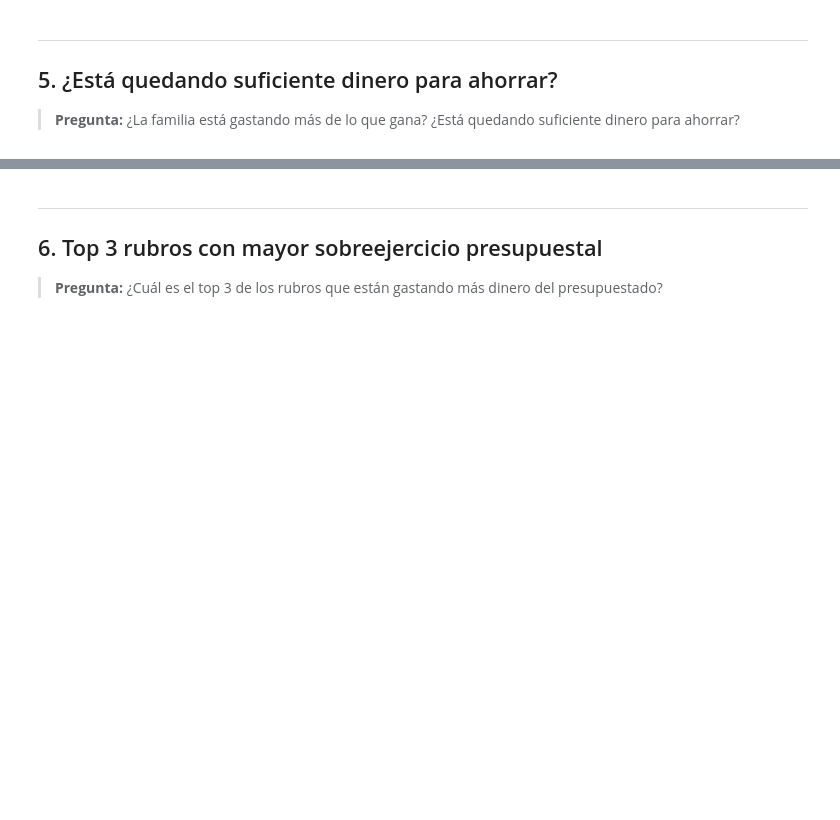
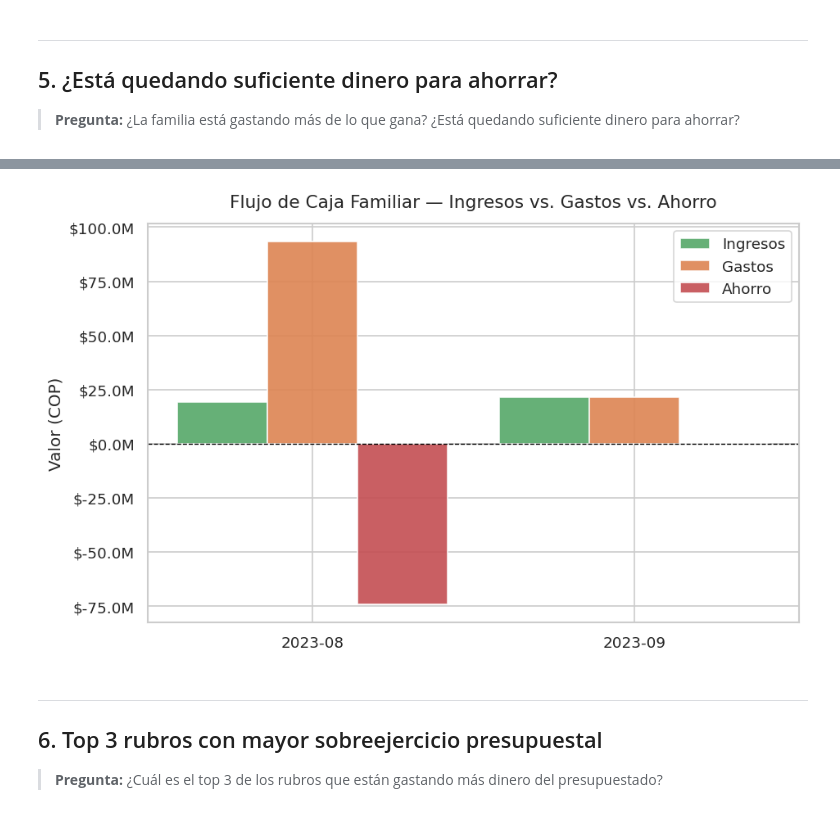
Before and after one commit to dballesteroso345/iw-proyecto, a Jupyter notebook: notebooks/03_analysis.ipynb, the cells around one changed output, grey strips where cells are left out. Cells and saved outputs as stored; diff of their text form; code cells hidden in the pictures; blank space fills up the shorter version.

```diff
--- a/notebooks/03_analysis.ipynb
+++ b/notebooks/03_analysis.ipynb
@@ -242,25 +434,7 @@ for _, row in df_flujo.iterrows():
 # %%
-# ── Visualización: flujo de caja comparativo ──────────────────────────────────
-fig, ax = plt.subplots(figsize=(8, 5))
-meses   = df_flujo['mes'].tolist()
-x       = range(len(meses))
-width   = 0.28
-
-ax.bar([i - width for i in x], df_flujo['ingresos'], width, label='Ingresos', color='#55A868', alpha=0.9)
-ax.bar([i          for i in x], df_flujo['gastos'],   width, label='Gastos',   color='#DD8452', alpha=0.9)
-ax.bar([i + width  for i in x], df_flujo['ahorro'],   width, label='Ahorro',
-       color=['#4C72B0' if v >= 0 else '#C44E52' for v in df_flujo['ahorro']], alpha=0.9)
-
-ax.set_xticks(list(x))
-ax.set_xticklabels(meses)
-ax.yaxis.set_major_formatter(mticker.FuncFormatter(lambda v, _: f'${v/1e6:.1f}M'))
-ax.axhline(0, color='black', linewidth=0.8, linestyle='--')
-ax.set_title('Flujo de Caja Familiar — Ingresos vs. Gastos vs. Ahorro', pad=12)
-ax.set_ylabel('Valor (COP)')
-ax.legend()
-plt.tight_layout()
-plt.savefig(BASE_DIR / 'data' / 'processed' / 'flujo_caja.png', bbox_inches='tight')
-plt.show()
+visualizer.plot_flujo_caja(df_flujo)
+# %% [output]
+[figure, added]
 # %% [markdown]
 ---
 ## 6. Top 3 rubros con mayor sobreejercicio presupuestal
```
Also changed, not shown: parts of 24 cells of this notebook, 15 other files.
